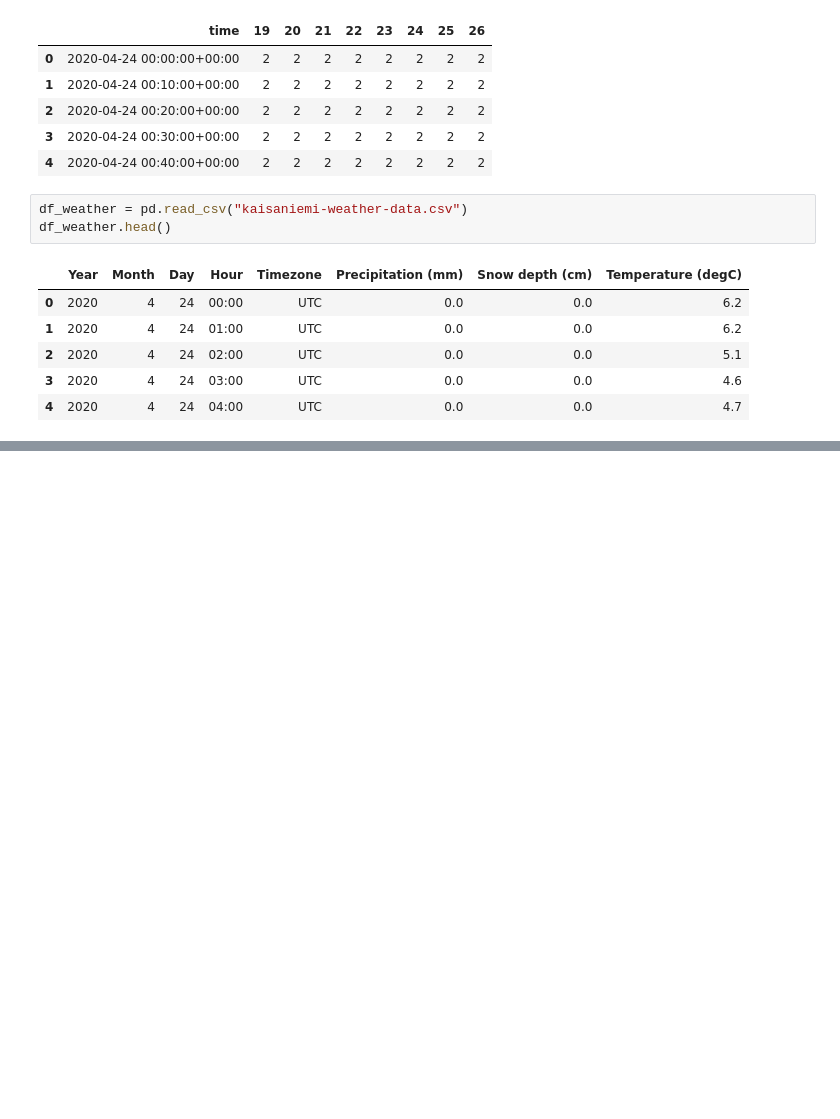
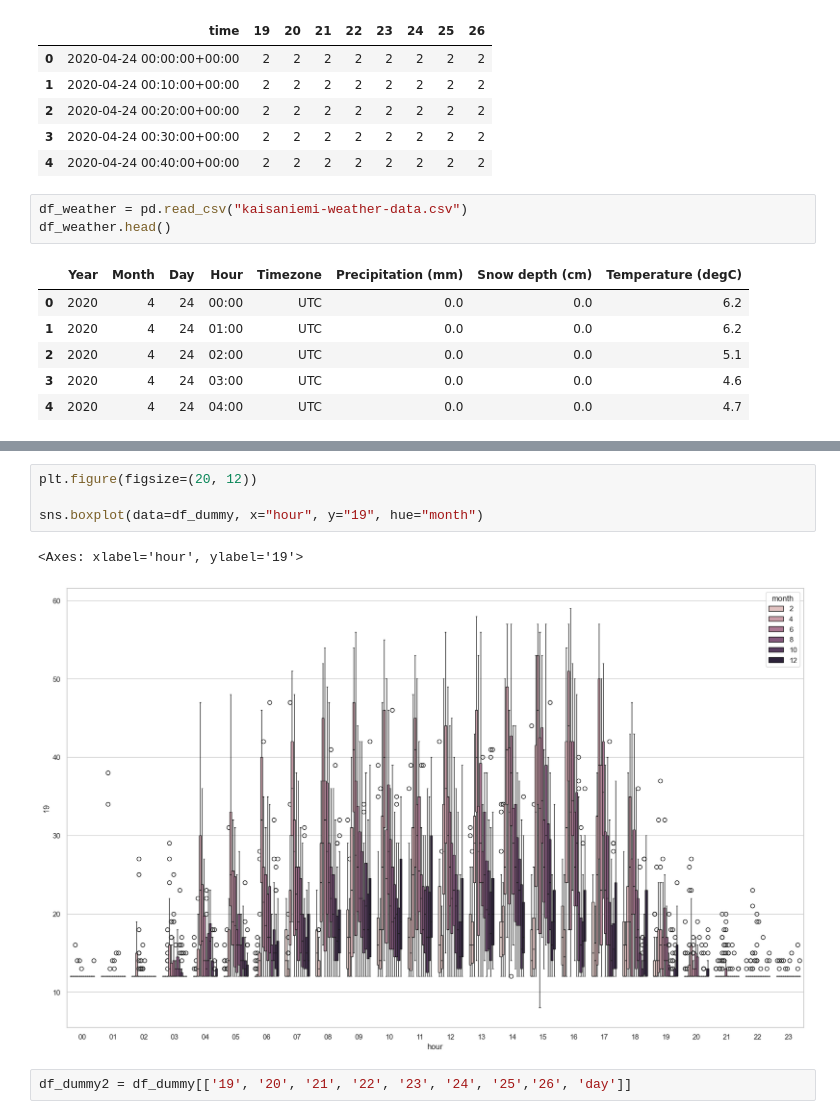
Before and after one commit to sargupta/gym-devices-data-analysis, a Jupyter notebook: dehomework/main01.ipynb, the cells around one changed output, grey strips where cells are left out. Cells and saved outputs as stored; diff of their text form; blank space fills up the shorter version.

```diff
--- a/dehomework/main01.ipynb
+++ b/dehomework/main01.ipynb
@@ -91,0 +158,9 @@ memory usage: 3.8 MB
+# %%
+plt.figure(figsize=(20, 12))
+
+sns.boxplot(data=df_dummy, x="hour", y="19", hue="month")
+# %% [output]
+<Axes: xlabel='hour', ylabel='19'>
+[figure, added]
+# %%
+df_dummy2 = df_dummy[['19', '20', '21', '22', '23', '24', '25','26', 'day']]
```
Also changed, not shown: parts of 57 cells of this notebook.
